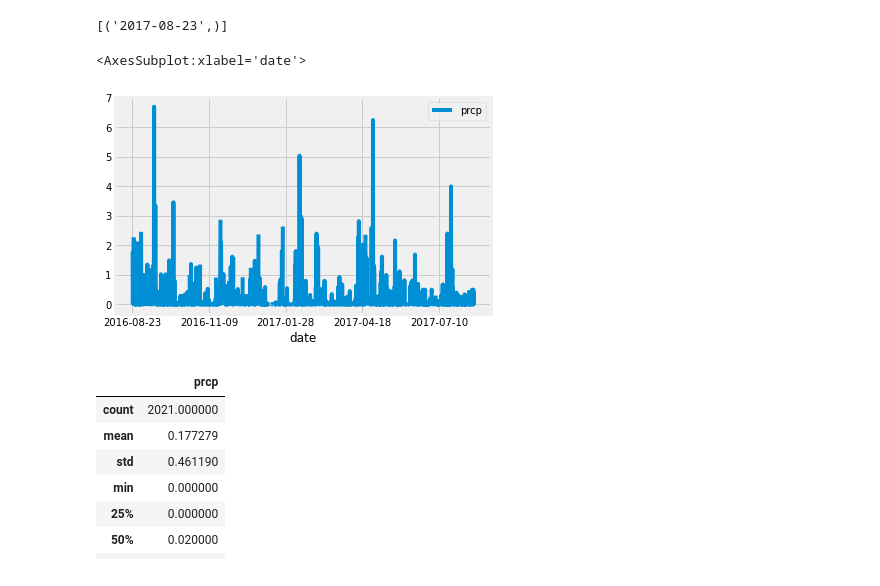
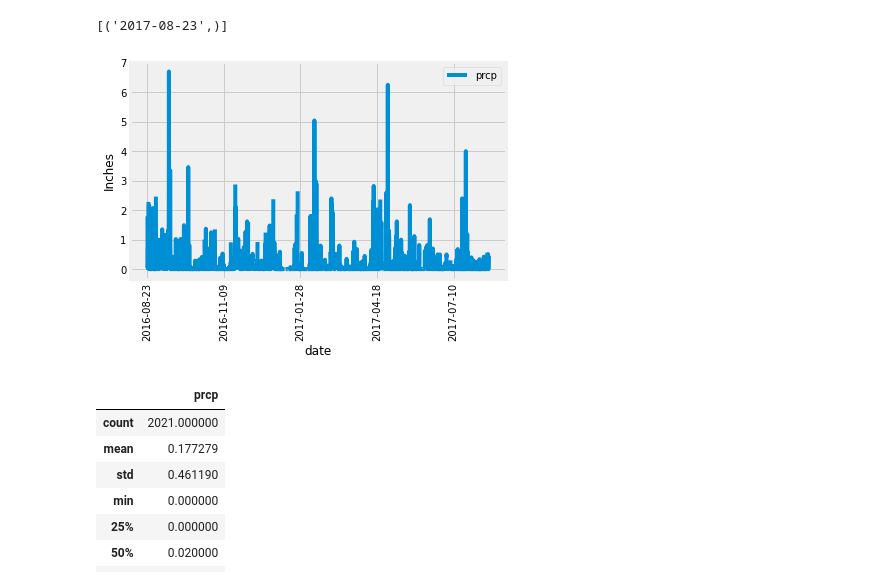
Before and after one commit to E-Weber/sqlAlchemy-challenge, a Jupyter notebook: Instructions/sqlAlchemy-challenge.ipynb, the cells around one changed output. Cells and saved outputs as stored; diff of their text form; code cells hidden in the pictures.

```diff
--- a/Instructions/sqlAlchemy-challenge.ipynb
+++ b/Instructions/sqlAlchemy-challenge.ipynb
@@ -48,25 +48,26 @@ print(most_recent)
 # %%
 # Design a query to retrieve the last 12 months of precipitation data and plot the results.
 # Starting from the most recent data point in the database.
 
 # Calculate the date one year from the last date in data set.
 last_year = session.query(measurement.date, measurement.prcp).filter(measurement.date > "2016-08-22").all()
 
 # Perform a query to retrieve the data and precipitation scores
 #print(last_year)
 
 # Save the query results as a Pandas DataFrame and set the index to the date column
 precip_df = pd.DataFrame(last_year).set_index('date')
 #precip_df.head()
 
 # Sort the dataframe by date
 precip_df = precip_df.sort_values(by='date')
 #precip_df.head()
+
 # Use Pandas Plotting with Matplotlib to plot the data
-precip_df.plot()
+precip_df.plot(ylabel='Inches', rot=90)
+plt.show()
 # %% [output]
-<AxesSubplot:xlabel='date'>
-[figure, old version]
+[figure, new version]
 # %%
 # Use Pandas to calcualte the summary statistics for the precipitation data
 precip_df.describe()
```
Also changed, not shown: 1 other file.
